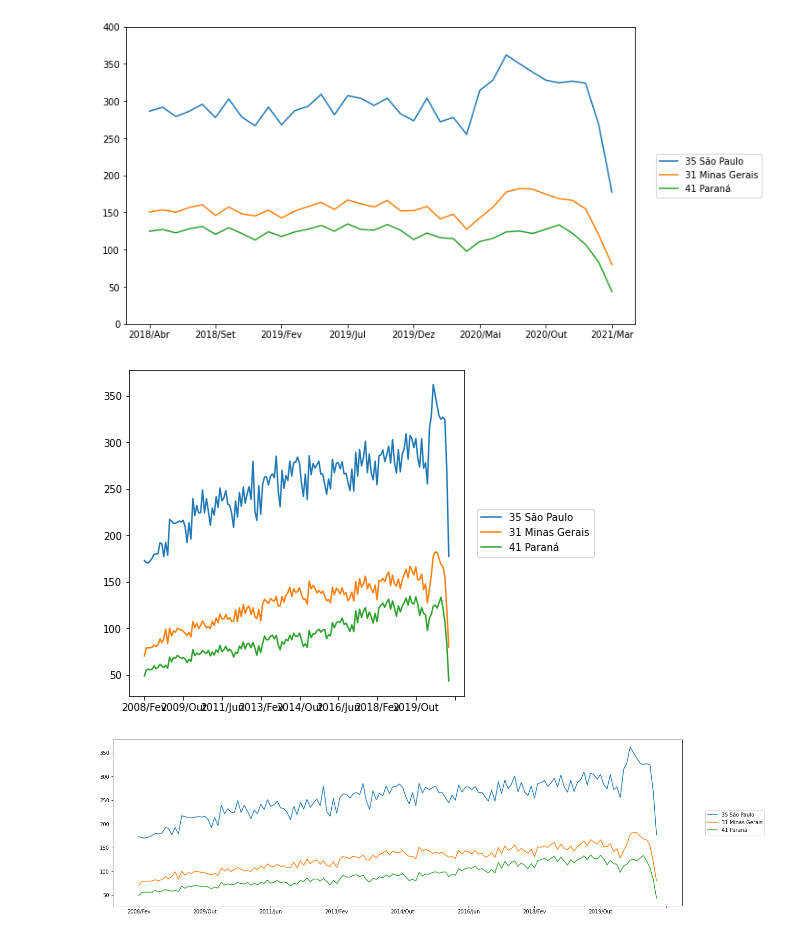
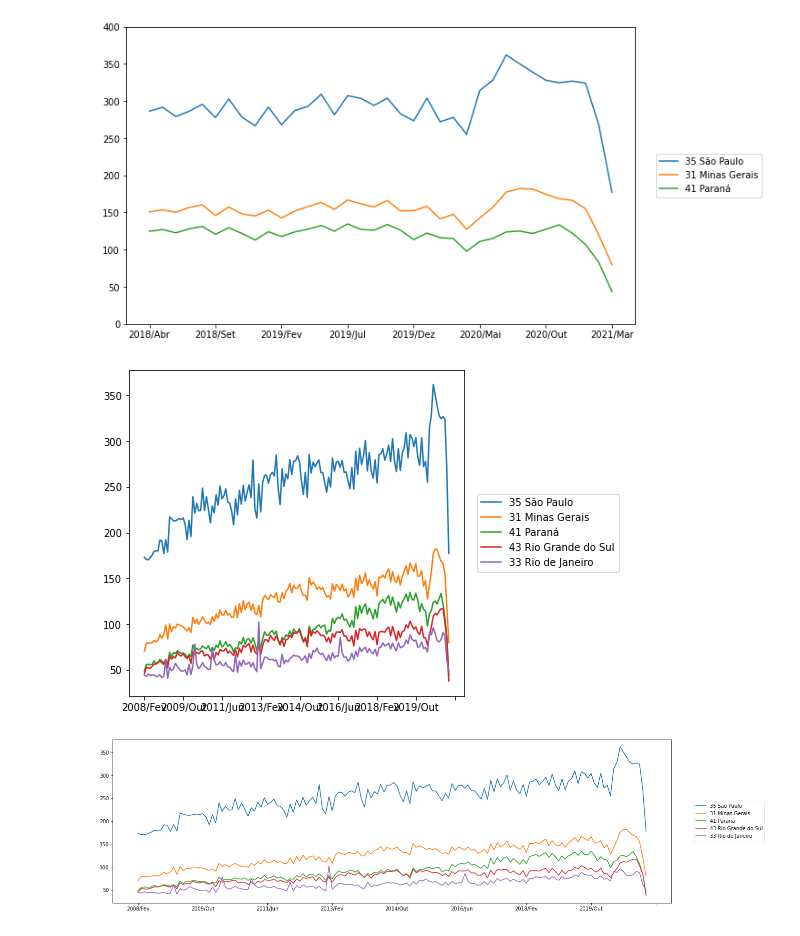
Before and after one commit to peixotosandro/Bootcamp-Data-Science, a Jupyter notebook: Módulo1_Aula4.ipynb, the cells around one changed output. Saved outputs shown, nothing was run; the diff lists cells and outputs as text; code cells hidden in the pictures.

```diff
--- a/Módulo1_Aula4.ipynb
+++ b/Módulo1_Aula4.ipynb
@@ -520,14 +520,14 @@ plt.ylim(0,400)
 (0.0, 400.0)
 [figure]
 # %%
-ax = ordenado_por_total.head(3).T.plot(figsize=(6,6))
+ax = ordenado_por_total.head(5).T.plot(figsize=(6,6))
 ax.legend(bbox_to_anchor=(1.04,0.5), loc="center left", borderaxespad=0)
 ax.yaxis.set_major_formatter(ticker.StrMethodFormatter("{x:.0f}"))
 # %% [output]
-[figure, old version]
+[figure, new version]
 # %%
-ax = ordenado_por_total.head(3).T.plot(figsize=(20,6))
+ax = ordenado_por_total.head(5).T.plot(figsize=(20,6))
 ax.legend(bbox_to_anchor=(1.04,0.5), loc="center left", borderaxespad=0)
 ax.yaxis.set_major_formatter(ticker.StrMethodFormatter("{x:.0f}"))
 # %% [output]
-[figure, old version]
+[figure, new version]
```
